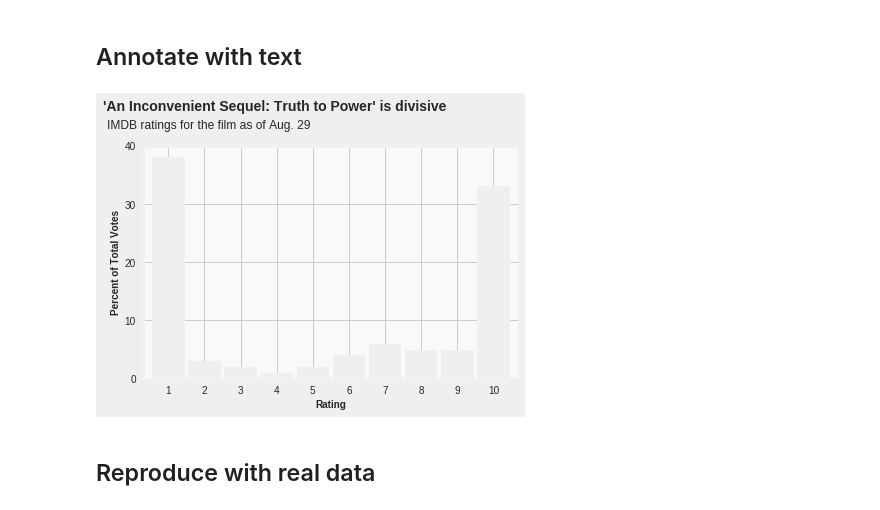
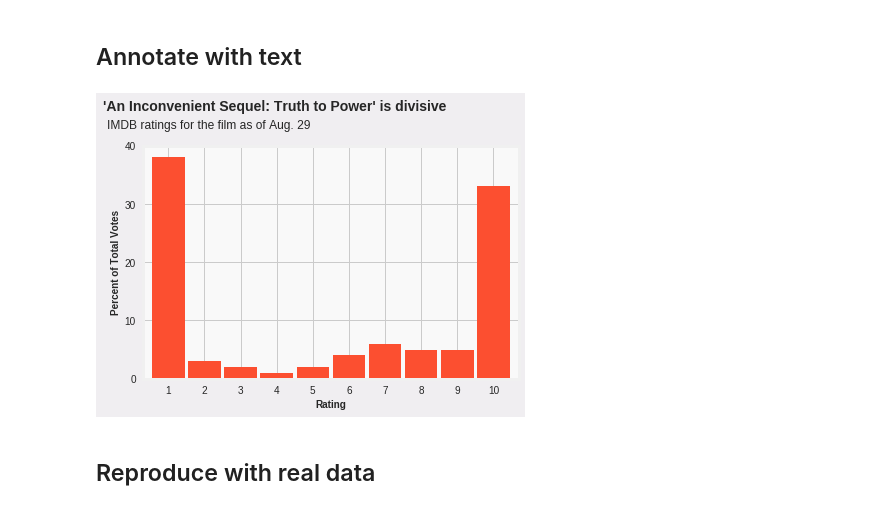
Before and after one commit to bloominstituteoftechnology/DS-Unit-1-Sprint-3-Data-Storytelling, a Jupyter notebook: module3-make-explanatory-visualizations/LS_DS_223_Make_explanatory_visualizations.ipynb, the cells around one changed output. Cells and saved outputs as stored; diff of their text form; code cells hidden in the pictures.

```diff
--- a/module3-make-explanatory-visualizations/LS_DS_223_Make_explanatory_visualizations.ipynb
+++ b/module3-make-explanatory-visualizations/LS_DS_223_Make_explanatory_visualizations.ipynb
@@ -69,22 +70,22 @@ fake2.value_counts().sort_index().plot.bar(color='C1', width=0.9);
 # %%
 plt.style.use('fivethirtyeight')
 fig = plt.figure()
 
 fake = pd.Series([38,3,2,1,2,4,6,5,5,33], index=range(1,11))
 
-ax = fake.plot.bar(color='#F0EEF1', width=.9);
+ax = fake.plot.bar(color='C1', width=.9)
 fig.patch.set_facecolor('#F0EEF1')
 
 ax.set(yticks=range(0,50,10), facecolor='#f9f9f9')
 plt.ylabel('Percent of Total Votes', fontsize=10, fontweight='bold')
 plt.xlabel('Rating', fontsize=10, fontweight='bold')
 
 
 ax.text(x=-1.8,y=46, s="'An Inconvenient Sequel: Truth to Power' is divisive", fontsize=14, fontweight='bold');
 ax.text(x=-1.7, y=43, s='IMDB ratings for the film as of Aug. 29', fontsize=12);
 ax.tick_params(labelrotation=0)
 # %% [output]
-[figure, old version]
+[figure, new version]
 # %% [markdown]
 ## Reproduce with real data
 # %%
```
Also changed, not shown: parts of 12 cells of this notebook.
